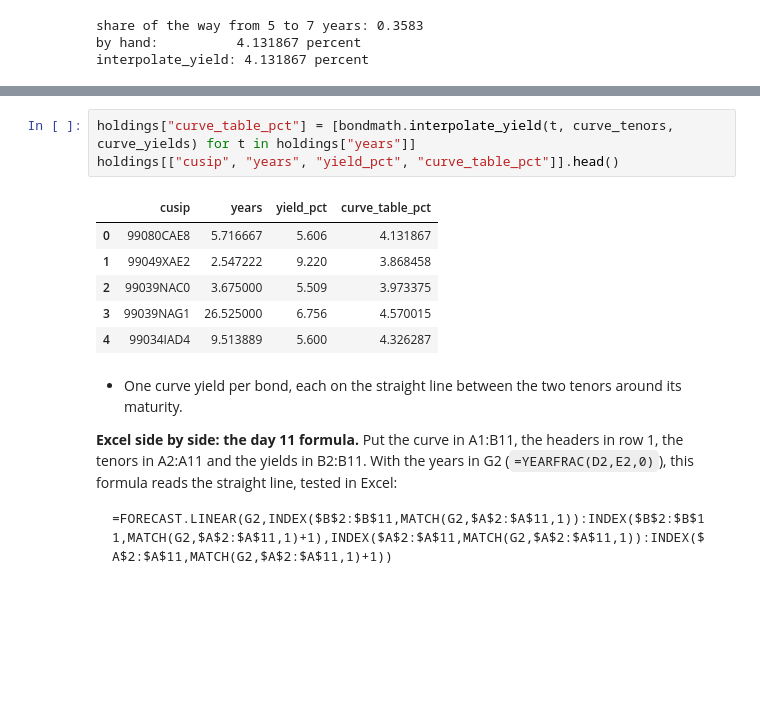
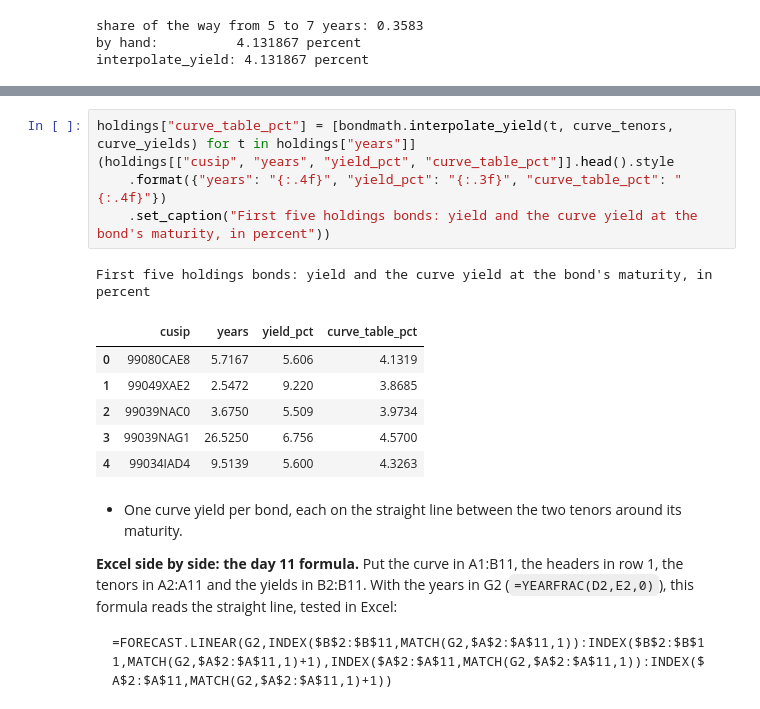
Before and after one commit to lenamonj/python-fixed-income, a Jupyter notebook: course2_bond_math/week3/day2/12_spread_over_the_curve.ipynb, the cells around one changed output, grey strips where cells are left out. Drawn from its saved outputs; the diff is of its cells as text; blank space fills up the shorter version.

```diff
--- a/course2_bond_math/week3/day2/12_spread_over_the_curve.ipynb
+++ b/course2_bond_math/week3/day2/12_spread_over_the_curve.ipynb
@@ -1251,13 +1353,16 @@ Q. The curve yield at every bond's maturity.
 # %%
 holdings["curve_table_pct"] = [bondmath.interpolate_yield(t, curve_tenors, curve_yields) for t in holdings["years"]]
-holdings[["cusip", "years", "yield_pct", "curve_table_pct"]].head()
+(holdings[["cusip", "years", "yield_pct", "curve_table_pct"]].head().style
+    .format({"years": "{:.4f}", "yield_pct": "{:.3f}", "curve_table_pct": "{:.4f}"})
+    .set_caption("First five holdings bonds: yield and the curve yield at the bond's maturity, in percent"))
 # %% [output]
+First five holdings bonds: yield and the curve yield at the bond's maturity, in percent
 |  | cusip | years | yield_pct | curve_table_pct |
-| 0 | 99080CAE8 | 5.716667 | 5.606 | 4.131867 |
-| 1 | 99049XAE2 | 2.547222 | 9.220 | 3.868458 |
-| 2 | 99039NAC0 | 3.675000 | 5.509 | 3.973375 |
-| 3 | 99039NAG1 | 26.525000 | 6.756 | 4.570015 |
-| 4 | 99034IAD4 | 9.513889 | 5.600 | 4.326287 |
+| 0 | 99080CAE8 | 5.7167 | 5.606 | 4.1319 |
+| 1 | 99049XAE2 | 2.5472 | 9.220 | 3.8685 |
+| 2 | 99039NAC0 | 3.6750 | 5.509 | 3.9734 |
+| 3 | 99039NAG1 | 26.5250 | 6.756 | 4.5700 |
+| 4 | 99034IAD4 | 9.5139 | 5.600 | 4.3263 |
 # %% [markdown]
 * One curve yield per bond, each on the straight line between the two tenors around its maturity.
 
```
Also changed, not shown: parts of 34 cells of this notebook, 2 other files.
